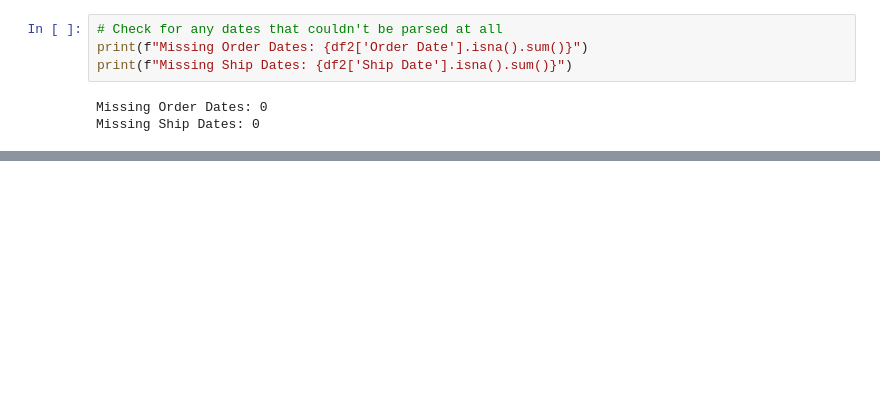
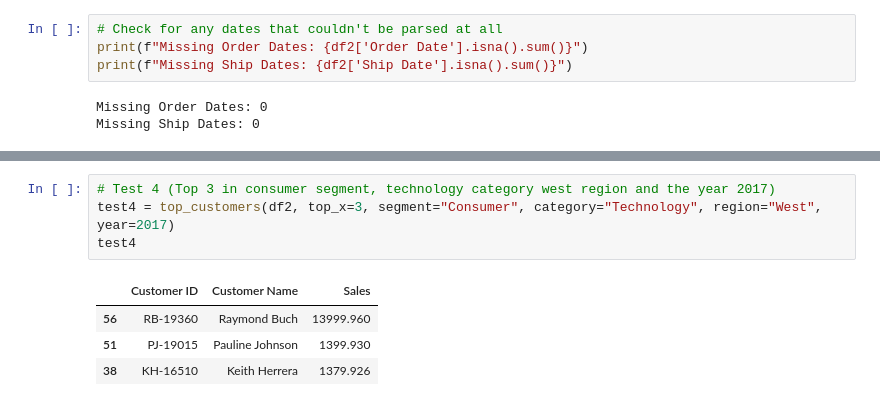
Before and after one commit to juanescdiaz/Group6_Assigment2_Retail, a Jupyter notebook: notebooks/retail_analysis.ipynb, the cells around one changed output, grey strips where cells are left out. Drawn from its saved outputs; the diff is of its cells as text; blank space fills up the shorter version.

```diff
--- a/notebooks/retail_analysis.ipynb
+++ b/notebooks/retail_analysis.ipynb
@@ -183,0 +255,9 @@ Missing Ship Dates: 0
+# %%
+# Test 4 (Top 3 in consumer segment, technology category west region and the year 2017)
+test4 = top_customers(df2, top_x=3, segment="Consumer", category="Technology", region="West", year=2017)
+test4
+# %% [output]
+|  | Customer ID | Customer Name | Sales |
+| 56 | RB-19360 | Raymond Buch | 13999.960 |
+| 51 | PJ-19015 | Pauline Johnson | 1399.930 |
+| 38 | KH-16510 | Keith Herrera | 1379.926 |
```
Also changed, not shown: parts of 5 cells of this notebook.
